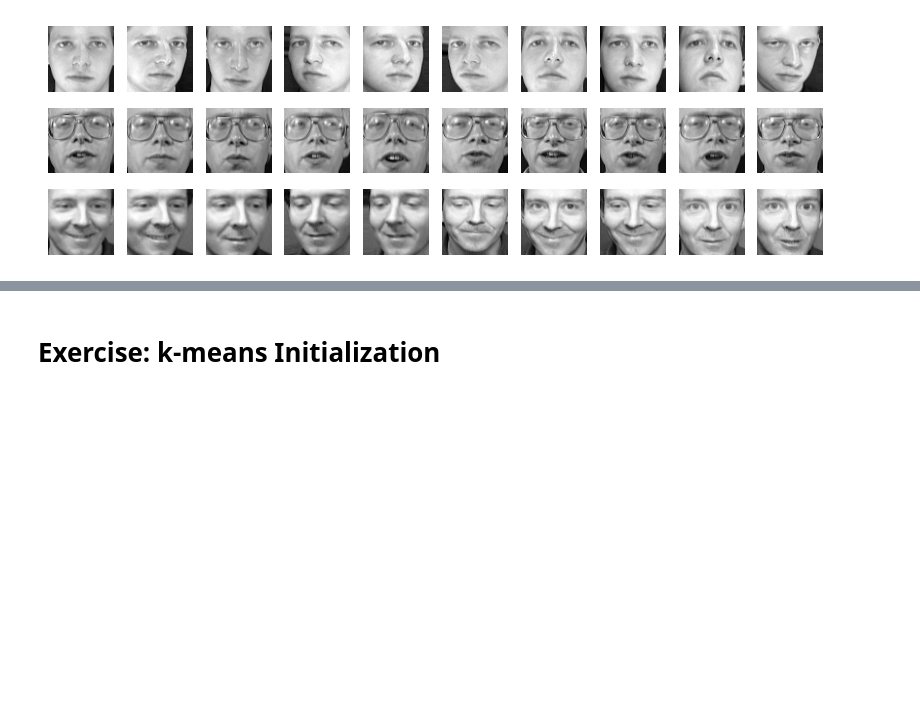
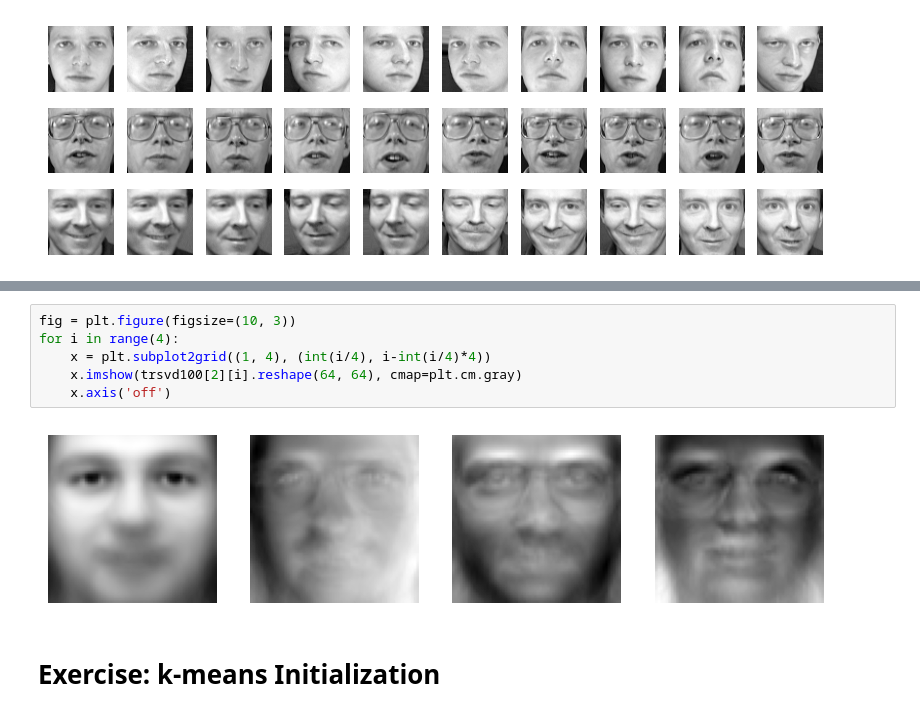
Before and after one commit to AndreiBardac/DataMiners, a Jupyter notebook: HW3/Homework3_2IIG0_2022_23.ipynb, the cells around one changed output, grey strips where cells are left out. Drawn from its saved outputs; the diff is of its cells as text; blank space fills up the shorter version.

```diff
--- a/HW3/Homework3_2IIG0_2022_23.ipynb
+++ b/HW3/Homework3_2IIG0_2022_23.ipynb
@@ -336,3 +364,11 @@ for i in range(30):
+# %%
+fig = plt.figure(figsize=(10, 3))
+for i in range(4):
+    x = plt.subplot2grid((1, 4), (int(i/4), i-int(i/4)*4))
+    x.imshow(trsvd100[2][i].reshape(64, 64), cmap=plt.cm.gray)
+    x.axis('off')
+# %% [output]
+[figure, added]
 # %% [markdown]
 # Exercise: k-means Initialization
 # %%
```
Also changed, not shown: parts of 2 cells of this notebook.
